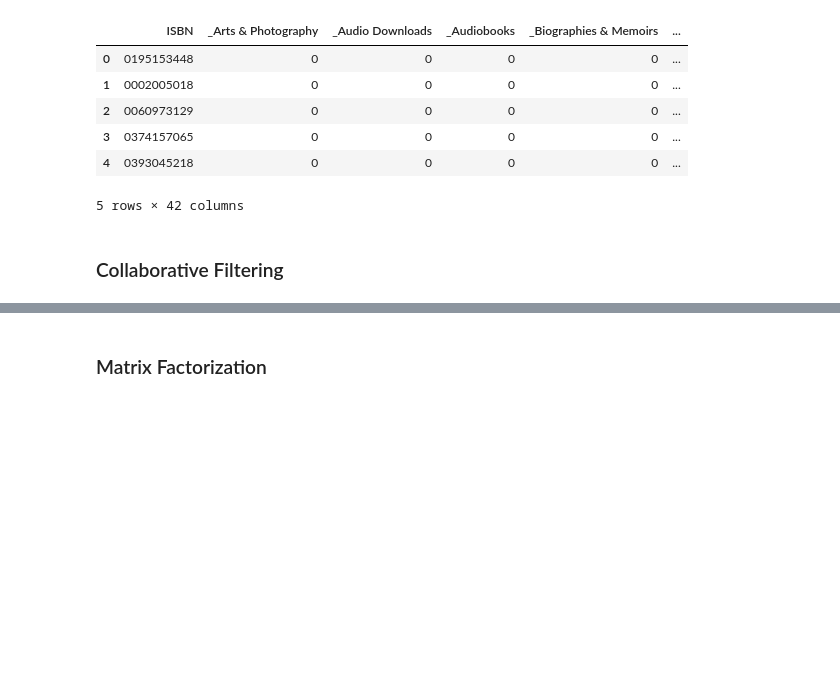
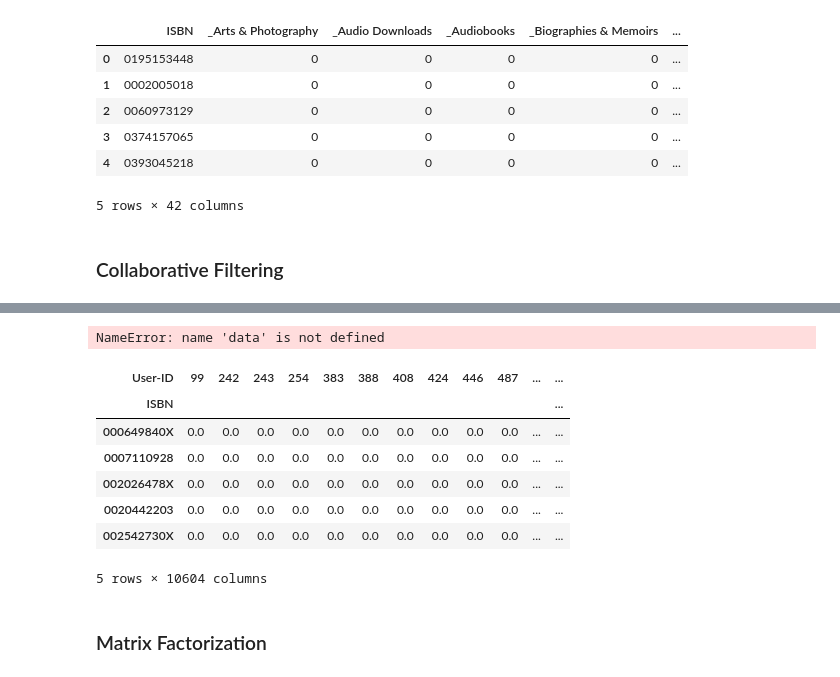
Before and after one commit to NathalieNguyen/RecSys, a Jupyter notebook: RecSys_Book_Crossing.ipynb, the cells around one changed output, grey strips where cells are left out. Cells and saved outputs as stored; diff of their text form; code cells hidden in the pictures; blank space fills up the shorter version.

```diff
--- a/RecSys_Book_Crossing.ipynb
+++ b/RecSys_Book_Crossing.ipynb
@@ -196,2 +215,19 @@ genre_matrix.head()
+# %%
+ratings_above_count_threshold_df = data.filter_ratings_above_count_threshold(frac=0.1)
+# %% [output]
+NameError: name 'data' is not defined
+# %%
+mean_rating = stratify_df['Book-Rating'].mean()
+IxU = ratings_above_count_threshold_df.pivot(index = 'ISBN', columns = 'User-ID', values = 'Book-Rating').fillna(0)
+IxU.head()
+# %% [output]
+| User-ID | 99 | 242 | 243 | 254 | 383 | 388 | 408 | 424 | 446 | 487 | ... | ... |
+| ISBN |  |  |  |  |  |  |  |  |  |  |  | ... |
+| 000649840X | 0.0 | 0.0 | 0.0 | 0.0 | 0.0 | 0.0 | 0.0 | 0.0 | 0.0 | 0.0 | ... | ... |
+| 0007110928 | 0.0 | 0.0 | 0.0 | 0.0 | 0.0 | 0.0 | 0.0 | 0.0 | 0.0 | 0.0 | ... | ... |
+| 002026478X | 0.0 | 0.0 | 0.0 | 0.0 | 0.0 | 0.0 | 0.0 | 0.0 | 0.0 | 0.0 | ... | ... |
+| 0020442203 | 0.0 | 0.0 | 0.0 | 0.0 | 0.0 | 0.0 | 0.0 | 0.0 | 0.0 | 0.0 | ... | ... |
+| 002542730X | 0.0 | 0.0 | 0.0 | 0.0 | 0.0 | 0.0 | 0.0 | 0.0 | 0.0 | 0.0 | ... | ... |
+5 rows × 10604 columns
 # %% [markdown]
 ### Matrix Factorization
```
Also changed, not shown: parts of 10 cells of this notebook, 5 other files.
